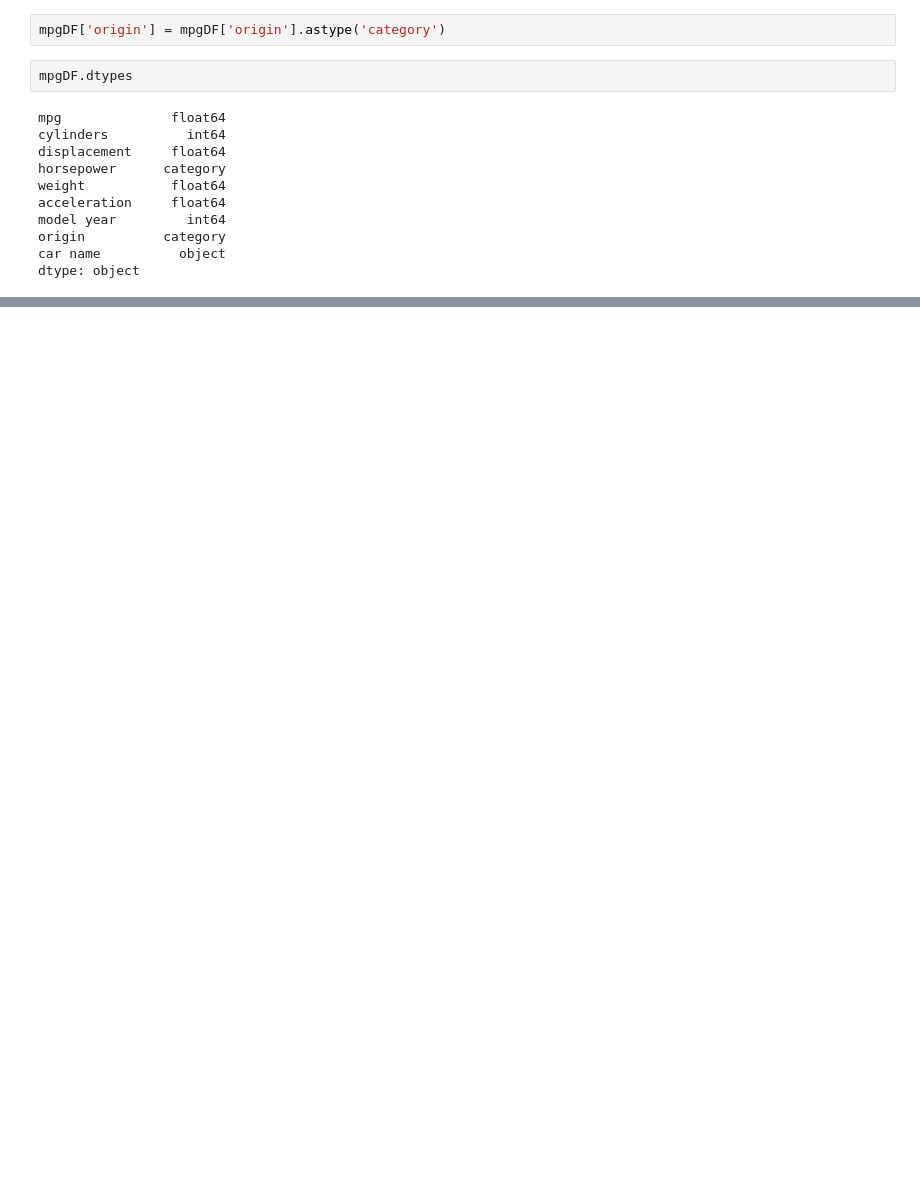
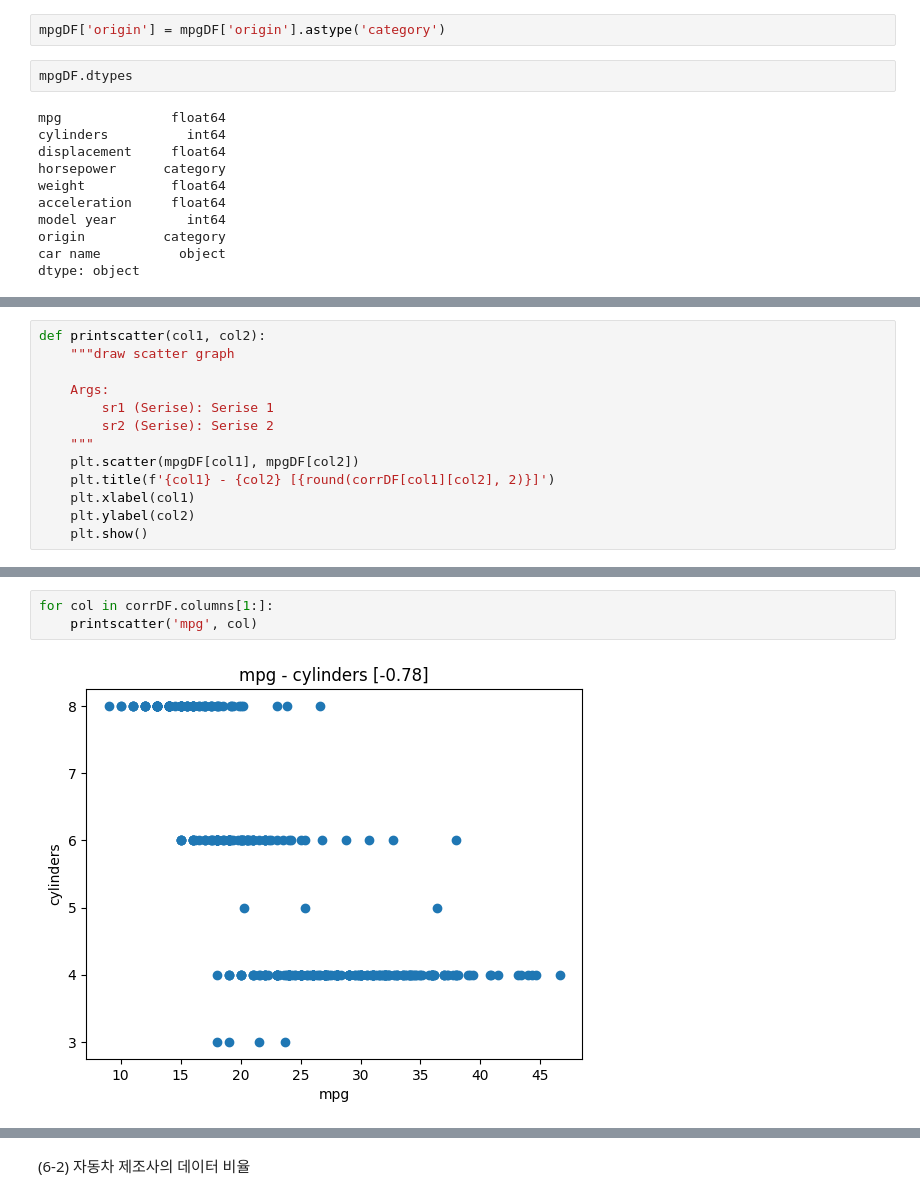
Before and after one commit to Schubert3275/KDT-Pandas_Study, a Jupyter notebook: DAY_08/ex_scatter_plot.ipynb, the cells around one changed output, grey strips where cells are left out. Drawn from its saved outputs; the diff is of its cells as text; blank space fills up the shorter version.

```diff
--- a/DAY_08/ex_scatter_plot.ipynb
+++ b/DAY_08/ex_scatter_plot.ipynb
@@ -280,0 +330,13 @@ dtype: object
+# %%
+def printscatter(col1, col2):
+    """draw scatter graph
+
+    Args:
+        sr1 (Serise): Serise 1
+        sr2 (Serise): Serise 2
+    """
+    plt.scatter(mpgDF[col1], mpgDF[col2])
+    plt.title(f'{col1} - {col2} [{round(corrDF[col1][col2], 2)}]')
+    plt.xlabel(col1)
+    plt.ylabel(col2)
+    plt.show()
@@ -280,0 +356,5 @@ dtype: object
+# %%
+for col in corrDF.columns[1:]:
+    printscatter('mpg', col)
+# %% [output]
+[figure, added]
@@ -280,0 +365,2 @@ dtype: object
+# %% [markdown]
+(6-2) 자동차 제조사의 데이터 비율
```
Also changed, not shown: parts of 29 cells of this notebook, 2 other files.
